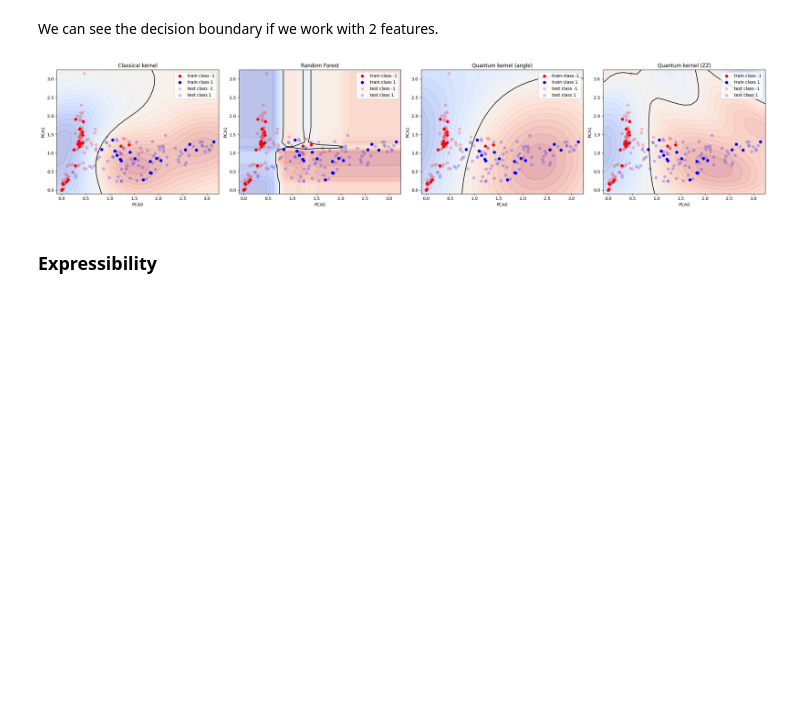
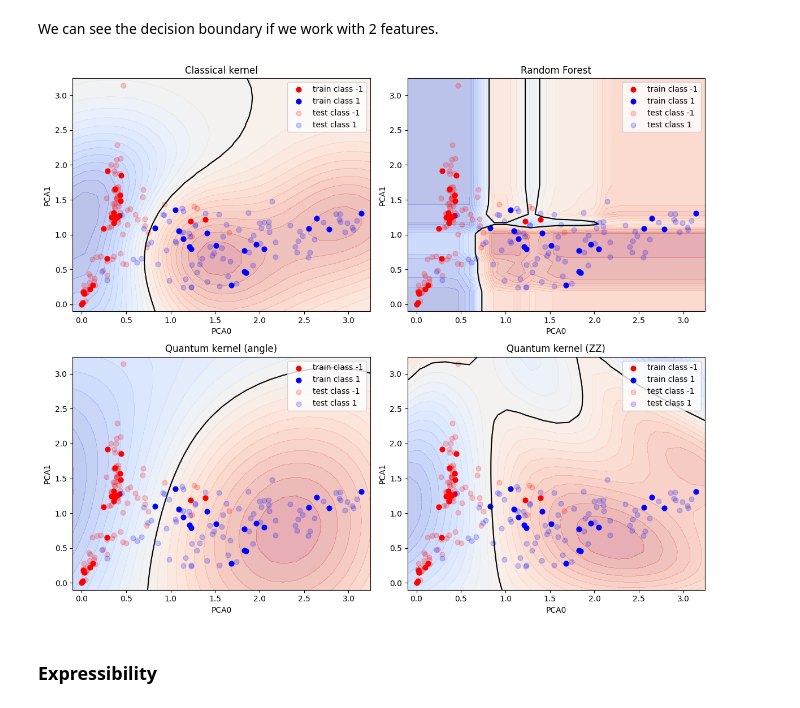
Before and after one commit to delilbasic/hdcrs-school-2026, a Jupyter notebook: Hands-on Session 3 - Quantum Kernels for Earth Observation.ipynb, the cells around one changed output. Saved outputs shown, nothing was run; the diff lists cells and outputs as text; code cells hidden in the pictures; blank space fills up the shorter version.

Commit message:
Added boundary plots

```diff
--- a/Hands-on Session 3 - Quantum Kernels for Earth Observation.ipynb
+++ b/Hands-on Session 3 - Quantum Kernels for Earth Observation.ipynb
@@ -425,7 +425,7 @@ xx, yy = onp.meshgrid(
 )
 grid_points = onp.c_[xx.ravel(), yy.ravel()]
 
-fig, axes = plt.subplots(1, len(classifiers), figsize=(6 * len(classifiers), 5), squeeze=False)
+fig, axes = plt.subplots(2, len(classifiers)//2, figsize=(12, 5 * (len(classifiers)//2)), squeeze=False)
 axes = axes.ravel()
 
 dev_plot = qml.device("lightning.qubit", wires=x_train.shape[1])
@@ -442,34 +442,34 @@ for ax, (name, clf) in zip(axes, classifiers.items()):
     scores = scores.reshape(xx.shape)
 
     ax.contourf(xx, yy, scores, levels=30, cmap="coolwarm", alpha=0.35)
     ax.contour(xx, yy, scores, levels=[0], colors="k", linewidths=1.5)
 
     ax.scatter(
         x_train[y_train == -1, 0], x_train[y_train == -1, 1],
         color="red", marker="o", s=40, label="train class -1"
     )
     ax.scatter(
         x_train[y_train == 1, 0], x_train[y_train == 1, 1],
         color="blue", marker="o", s=40, label="train class 1"
     )
     ax.scatter(
         x_test[y_test == -1, 0], x_test[y_test == -1, 1],
         color="red", marker="o", s=40, alpha=0.2, label="test class -1"
     )
     ax.scatter(
         x_test[y_test == 1, 0], x_test[y_test == 1, 1],
         color="blue", marker="o", s=40, alpha=0.2, label="test class 1"
     )
 
     ax.set_title(name)
     ax.set_xlabel("PCA0")
     ax.set_ylabel("PCA1")
     ax.legend(loc="best")
 
 plt.tight_layout()
 plt.show()
 # %% [output]
-[figure, old version]
+[figure, new version]
 # %% [markdown]
 ### Expressibility
 # %% [markdown]
```
Also changed, not shown: 2 other files.
